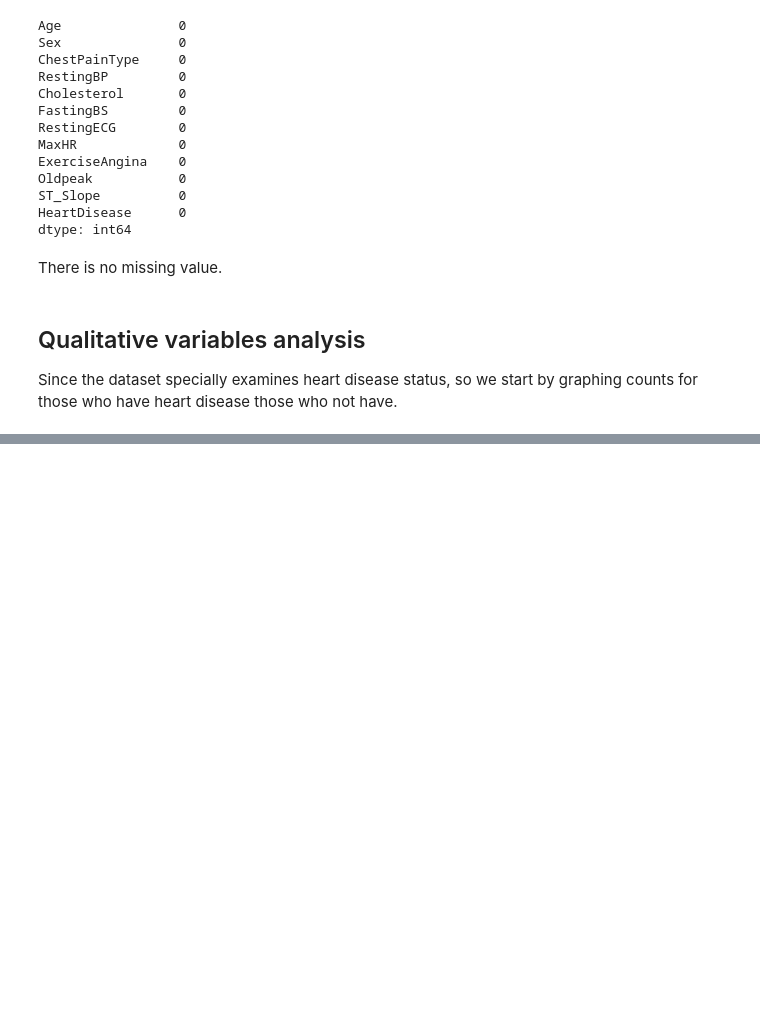
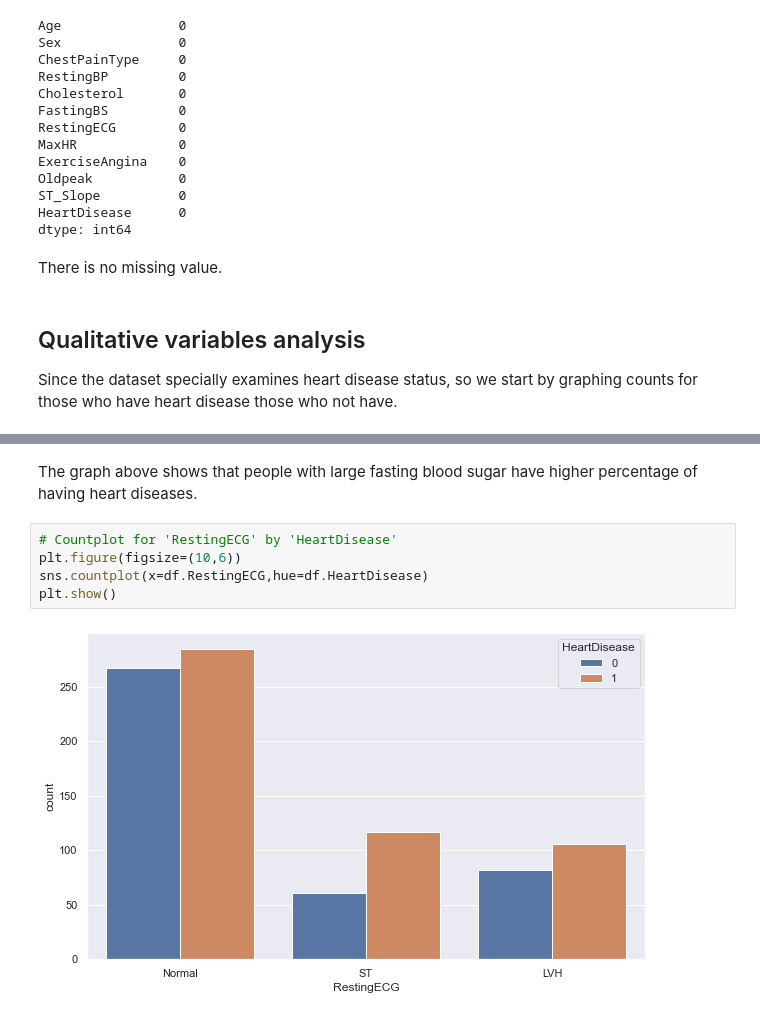
Before and after one commit to YulinLi98/INDE_577_Repo, a Jupyter notebook: EDA.ipynb, the cells around one changed output, grey strips where cells are left out. Cells and saved outputs as stored; diff of their text form; blank space fills up the shorter version.

```diff
--- a/EDA.ipynb
+++ b/EDA.ipynb
@@ -78,0 +109,9 @@ sns.countplot(x = "HeartDisease", data = df)
+# %% [markdown]
+The graph above shows that people with large fasting blood sugar have higher percentage of having heart diseases.
+# %%
+# Countplot for 'RestingECG' by 'HeartDisease'
+plt.figure(figsize=(10,6))
+sns.countplot(x=df.RestingECG,hue=df.HeartDisease)
+plt.show()
+# %% [output]
+[figure, added]
```
Also changed, not shown: parts of 25 cells of this notebook, 1 other file.
